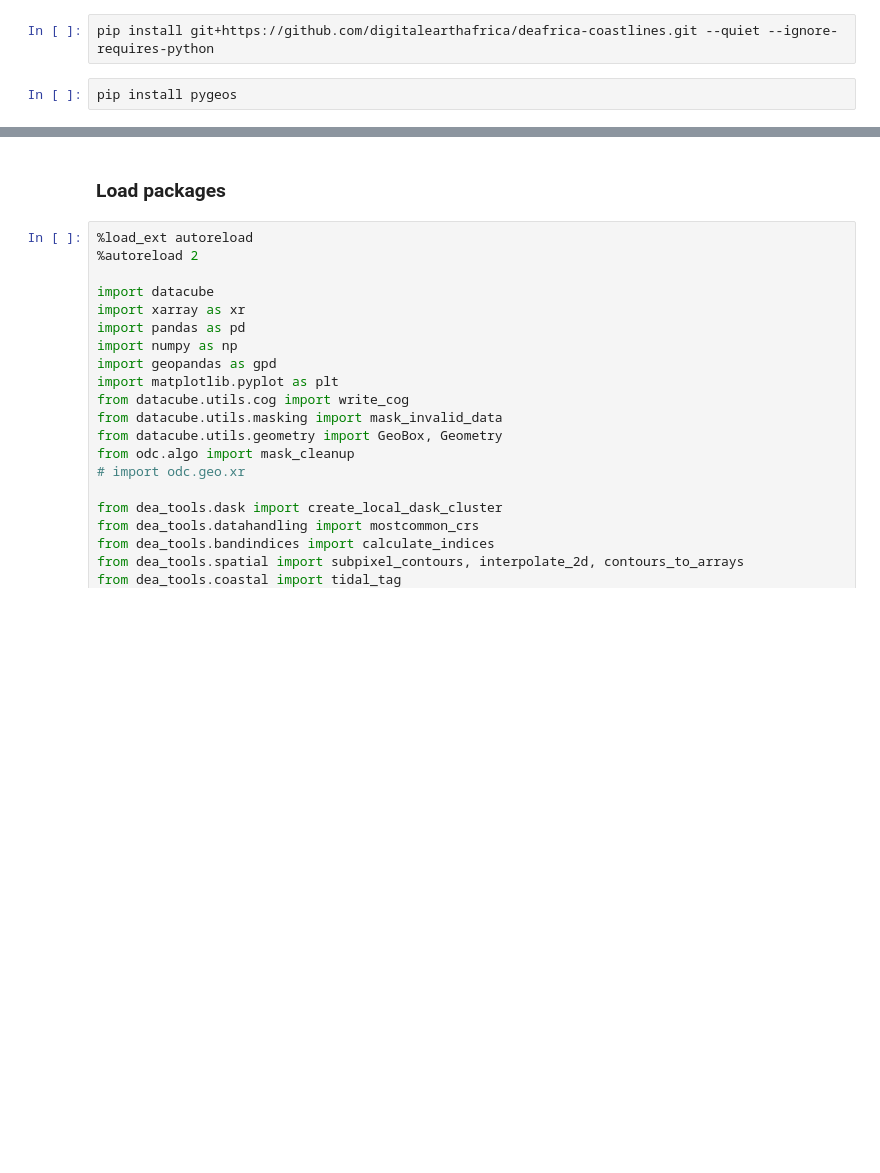
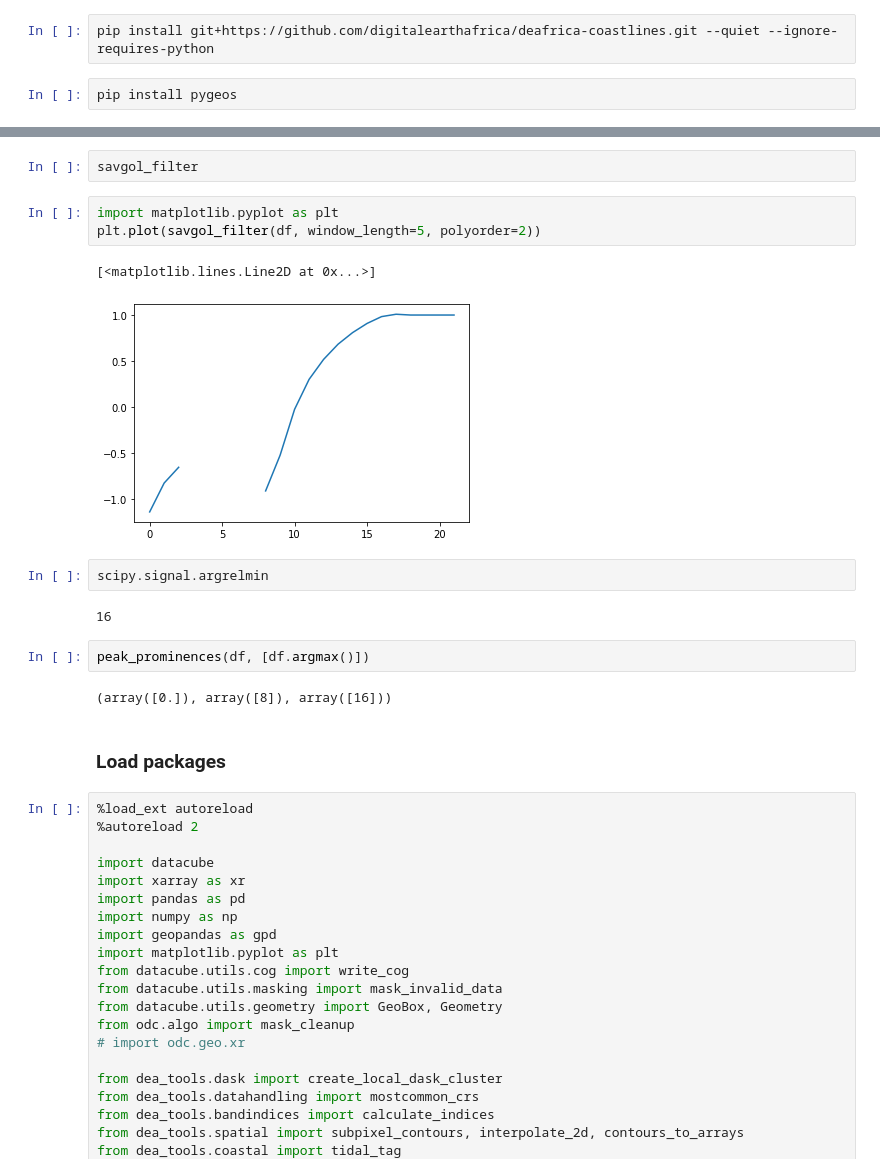
Before and after one commit to GeoscienceAustralia/dea-intertidal, a Jupyter notebook: notebooks/Pixel_based_dem.ipynb, the cells around one changed output, grey strips where cells are left out. Cells and saved outputs as stored; diff of their text form; blank space fills up the shorter version.

```diff
--- a/notebooks/Pixel_based_dem.ipynb
+++ b/notebooks/Pixel_based_dem.ipynb
@@ -14,3 +27,19 @@ pip install pygeos
+# %%
+savgol_filter
+# %%
+import matplotlib.pyplot as plt
+plt.plot(savgol_filter(df, window_length=5, polyorder=2))
+# %% [output]
+[<matplotlib.lines.Line2D at 0x...>]
+[figure, added]
+# %%
+scipy.signal.argrelmin
+# %% [output]
+16
+# %%
+peak_prominences(df, [df.argmax()])
+# %% [output]
+(array([0.]), array([8]), array([16]))
 # %% [markdown]
 ### Load packages
 # %%
```
Also changed, not shown: parts of 1 cell of this notebook, 2 other files.
